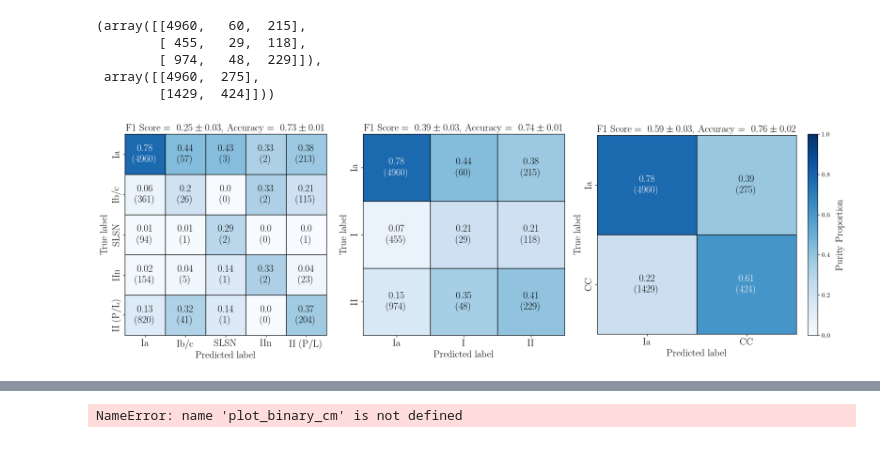
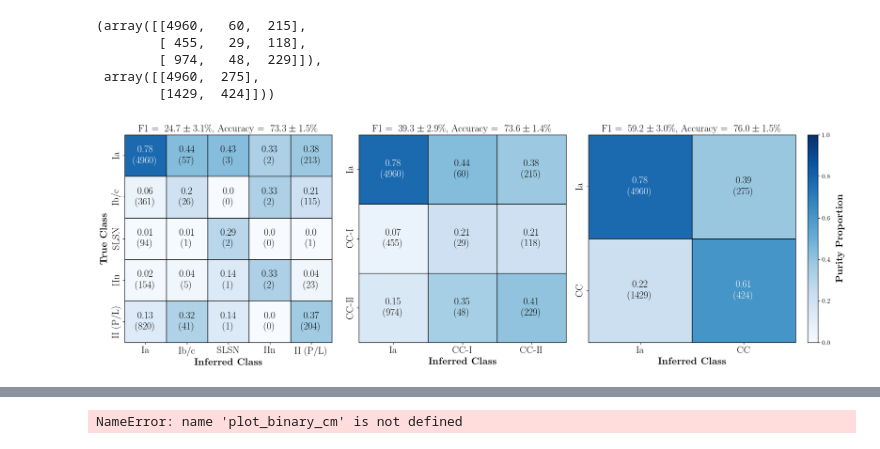
Before and after one commit to Adam-Boesky/astro_SPLASH, a Jupyter notebook: Final_Paper/final_classifying.ipynb, the cells around one changed output, grey strips where cells are left out. Cells and saved outputs as stored; diff of their text form; code cells hidden in the pictures.

```diff
--- a/Final_Paper/final_classifying.ipynb
+++ b/Final_Paper/final_classifying.ipynb
@@ -222,6 +222,10 @@ zou_X = zou_X[finite_mask][local_mask]
 zou_X_true = zou_X_true[finite_mask][local_mask]
 zou_classes = zou_classes[finite_mask][local_mask]
 
+# Do for the SED too
+zou_X_sed = zou_all_photo[:, :5].copy()
+zou_X_sed = zou_X_sed[finite_mask][local_mask]
+
 zou_X.shape, zou_X_true.shape, zou_classes.shape
 # %% [output]
 ((290, 4), (290, 4), (290,))
@@ -928,5 +1086,6 @@ for train_index, test_index in kf.split(pstar_X, pstar_y):
     binary_accuracies.append(accuracy)
 # %%
-print(f'f1_score = {np.mean(binary_f1_scores)}')
+for average in binary_f1_scores.keys():
+    print(f'{average} f1_score = {np.mean(binary_f1_scores[average])} +/- {np.std(binary_f1_scores[average])}')
 print(f'Accuracy = {(cumulative_cm[0,0] + cumulative_cm[1,1]) / (cumulative_cm[0,0] + cumulative_cm[0,1] + cumulative_cm[1,0] + cumulative_cm[1,1])}')
 # %% [output]
@@ -1035,7 +1195,7 @@ cumulative_cm_equal_weights_sed_only = np.array([[0, 0], [0, 0]])
 # Initialize lists of the scores for the purity vs. completeness graphs
 y_tests_sed_only = []
 y_proba_sed_only = []
-f1_scores_sed_only = []
+f1_scores_sed_only = {'weighted': [], 'macro': []}
 
 # X and y set
 preds = ['gKronMag_3pi', 'rKronMag_3pi', 'iKronMag_3pi', 'zKronMag_3pi', 'yKronMag_3pi']
@@ -1065,5 +1225,12 @@ for train_index, test_index in kf.split(pstar_sed_X, pstar_sed_y):
     y_proba_sed_only.append(y_pred_proba)
 
     # Get the f1 score
-    f1 = f1_score(y_test, y_pred, average='macro')  # Adjust the 'average' parameter as needed
-    f1_scores_sed_only.append(f1)
+    for average in f1_scores_sed_only.keys():
+        f1_scores_sed_only[average].append(f1_score(y_test, y_pred, average=average))
+    accuracy = accuracy_score(y_test, y_pred)
+    binary_accuracies.append(accuracy)
+# %%
+for average in binary_f1_scores.keys():
+    print(f'\n{average} f1_score')
+    print(f'Normal = {np.nanmean(binary_f1_scores[average]):.3f} +/- {np.nanstd(binary_f1_scores[average]):.3f}')
+    print(f'SED only = {np.nanmean(f1_scores_sed_only[average]):.3f} +/- {np.nanstd(f1_scores_sed_only[average]):.3f}')
@@ -1720,9 +1898,9 @@ ax1.set_xticklabels(class_labels)
 ax1.set_yticklabels(class_labels[::-1], rotation=90, va='center', ha='right')
 ax1.tick_params(axis='both', which='major', labelsize=fs)
 ax1.grid(False)
-ax1.set_xlabel('Predicted label', fontsize=fs)
-ax1.set_ylabel('True label', fontsize=fs)
-ax1.set_title(rf'F1 Score$\ =\ {np.mean(multiclass_f1_scores):.2f}\pm {np.std(multiclass_f1_scores):.2f}$, Accuracy$\ =\ {np.mean(multiclass_accuracies):.2f}\pm {np.std(multiclass_accuracies):.2f}$', fontsize=fs)
+ax1.set_xlabel(r'\bf{Inferred Class}', fontsize=fs)
+ax1.set_ylabel(r'\bf{True Class}', fontsize=fs)
+ax1.set_title(rf'F1$\ =\ {np.mean(multiclass_f1_scores["macro"])*100:.1f}\pm {np.std(multiclass_f1_scores["macro"])*100:.1f} \%$, Accuracy$\ =\ {np.mean(multiclass_accuracies)*100:.1f}\pm {np.std(multiclass_accuracies)*100:.1f} \%$', fontsize=fs)
 
 
 
@@ -1746,7 +1924,7 @@ for (i, j), z in np.ndenumerate(cm2_norm):
     ax2.text(j + 0.5, i + 0.5, f'{z}\n({cm2[i, j]})', ha='center', va='center', fontsize=fs, color=text_color)
 
 # Set the limits and labels for 5 classes
-class_labels = ['Ia', 'I', 'II']  # Replace with actual class names
+class_labels = ['Ia', 'CC-I', 'CC-II']  # Replace with actual class names
 ax2.set_xlim(0, 3)
 ax2.set_ylim(0, 3)
 ax2.set_xticks(np.arange(0.5, 3.5))
@@ -1755,9 +1933,9 @@ ax2.set_xticklabels(class_labels)
 ax2.set_yticklabels(class_labels[::-1], rotation=90, va='center', ha='right')
 ax2.tick_params(axis='both', which='major', labelsize=fs)
 ax2.grid(False)
-ax2.set_xlabel('Predicted label', fontsize=fs)
-ax2.set_ylabel('True label', fontsize=fs)
-ax2.set_title(rf'F1 Score$\ =\ {np.mean(three_class_f1_scores):.2f}\pm {np.std(three_class_f1_scores):.2f}$, Accuracy$\ =\ {np.mean(three_class_accuracies):.2f}\pm {np.std(three_class_accuracies):.2f}$', fontsize=fs)
+ax2.set_xlabel(r'\bf{Inferred Class}', fontsize=fs)
+# ax2.set_ylabel('True label', fontsize=fs)
+ax2.set_title(rf'F1$\ =\ {np.mean(three_class_f1_scores["macro"])*100:.1f}\pm {np.std(three_class_f1_scores["macro"])*100:.1f} \%$, Accuracy$\ =\ {np.mean(three_class_accuracies)*100:.1f}\pm {np.std(three_class_accuracies)*100:.1f} \%$', fontsize=fs)
 
 
 
@@ -1782,39 +1960,38 @@ for (i, j), z in np.ndenumerate(cm3_norm):
     ax3.fill_between([j, j+1], [i, i], [i+1, i+1], color=color, edgecolor='black')
     text_color = 'white' if z > 0.5 else 'black'
     ax3.text(j + 0.5, i + 0.5, f'{z}\n({cm3[i, j]})', ha='center', va='center', fontsize=fs, color=text_color)
 
 # Set the limits and labels for 5 classes
 class_labels = ['Ia', 'CC']  # Replace with actual class names
 ax3.set_xlim(0, 2)
 ax3.set_ylim(0, 2)
 ax3.set_xticks(np.arange(0.5, 2.5))
 ax3.set_yticks(np.arange(0.5, 2.5))
 ax3.set_xticklabels(class_labels)
 ax3.set_yticklabels(class_labels[::-1], rotation=90, va='center', ha='right')
 ax3.tick_params(axis='both', which='major', labelsize=fs)
 ax3.grid(False)
-ax3.set_xlabel('Predicted label', fontsize=fs)
-ax3.set_ylabel('True label', fontsize=fs)
-ax3.set_title(rf'F1 Score$\ =\ {np.mean(two_class_f1_scores):.2f}\pm {np.std(two_class_f1_scores):.2f}$, Accuracy$\ =\ {np.mean(two_class_accuracies):.2f}\pm {np.std(two_class_accuracies):.2f}$', fontsize=fs)
+ax3.set_xlabel(r'\bf{Inferred Class}', fontsize=fs)
+# ax3.set_ylabel('True label', fontsize=fs)
+ax3.set_title(rf'F1$\ =\ {np.mean(two_class_f1_scores["macro"])*100:.1f}\pm {np.std(two_class_f1_scores["macro"])*100:.1f} \%$, Accuracy$\ =\ {np.mean(two_class_accuracies)*100:.1f}\pm {np.std(two_class_accuracies)*100:.1f} \%$', fontsize=fs)
 
 
 
 
 
 
 
 for ax in [ax1, ax2, ax3]:
     ax.set_aspect('equal')
 
-cbar.set_label('Purity Proportion', labelpad=10, fontsize=13)
+plt.tight_layout(pad=0.1)
 
+sm = ScalarMappable(cmap=cmap, norm=norm)
+cbar = plt.colorbar(sm, ax=ax3, anchor=(1.5, 0.5), pad=-0.1)
+cbar.set_label(r'\bf{Purity Proportion}', labelpad=10, fontsize=fs)
 
-plt.tight_layout(pad=0.7)
 plt.savefig('/Users/adamboesky/Research/ay98/Weird_Galaxies/Final_Paper/Figures/three_schemes_cm.pdf', bbox_inches='tight')
 
-cbar = plt.colorbar(sm, ax=ax3, anchor=(1.5, 0.5), pad=-0.1)
-cbar.set_label('Purity Proportion', labelpad=10, fontsize=fs)
-
 plt.show()
 # %% [output]
-[figure, old version]
+[figure, new version]
```
Also changed, not shown: parts of 19 cells of this notebook, 28 other files.
